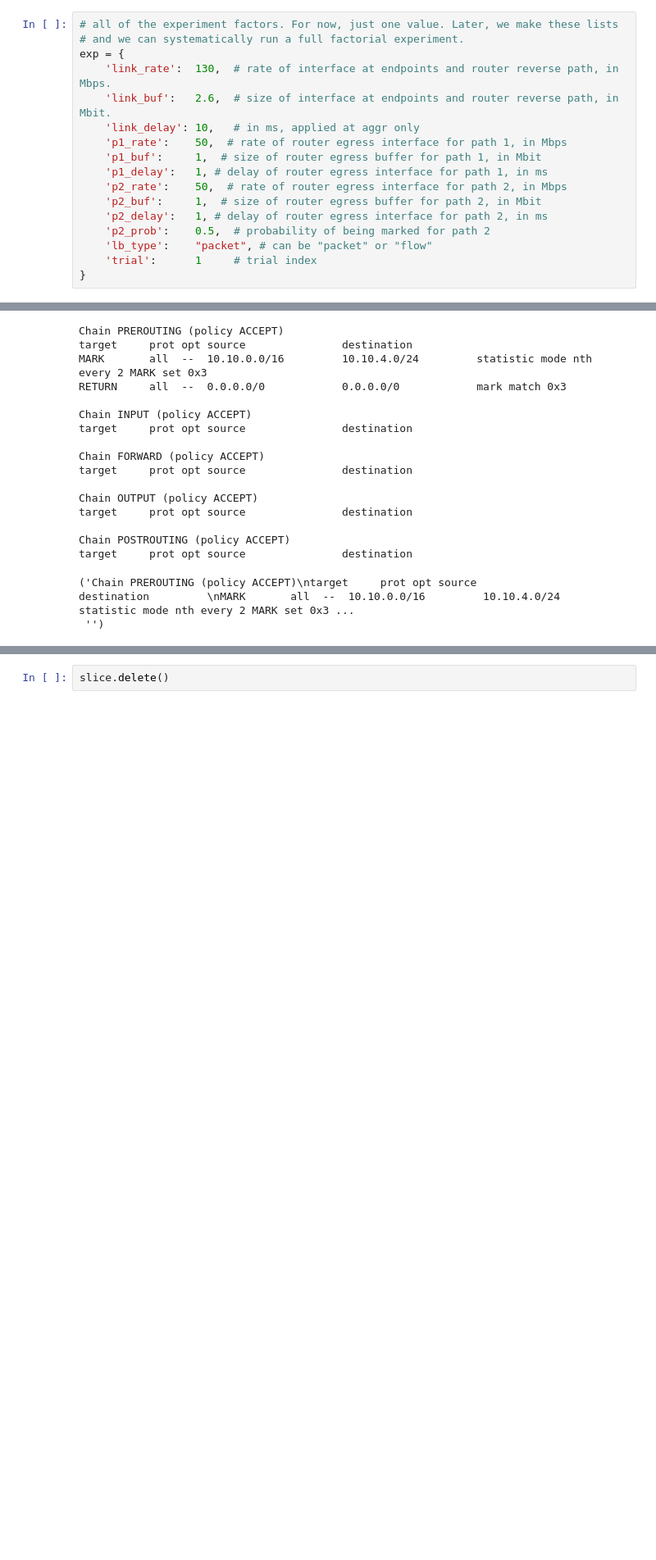
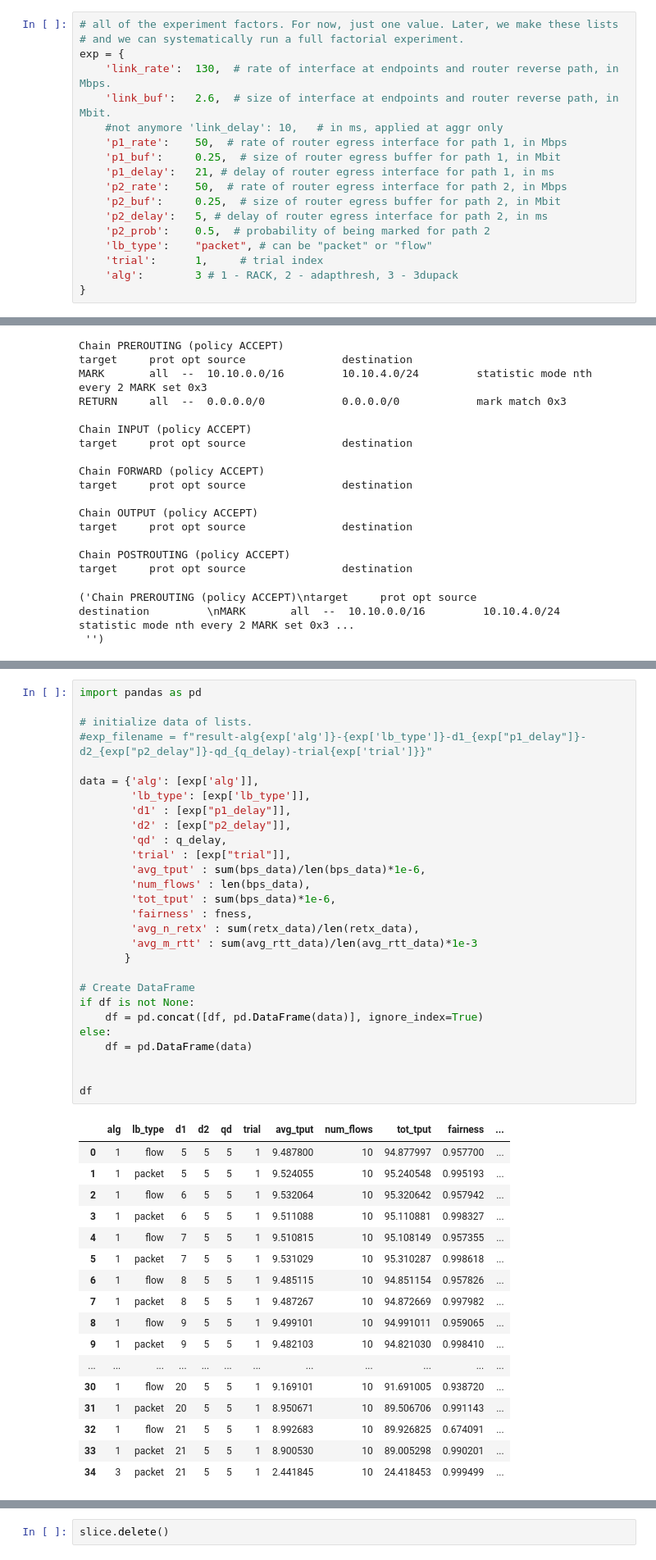
Before and after one commit to ufukusubutun/multipath-reordering, a Jupyter notebook: fabric_exp.ipynb, the cells around one changed output, grey strips where cells are left out. Shown: that part at 82% size. Saved outputs shown, nothing was run; the diff lists cells and outputs as text; blank space fills up the shorter version.

```diff
--- a/fabric_exp.ipynb
+++ b/fabric_exp.ipynb
@@ -394,14 +393,15 @@ You can repeat this process (open several terminals) to start a session on each
 exp = {
     'link_rate':  130,  # rate of interface at endpoints and router reverse path, in Mbps.
     'link_buf':   2.6,  # size of interface at endpoints and router reverse path, in Mbit.
-    'link_delay': 10,   # in ms, applied at aggr only
+    #not anymore 'link_delay': 10,   # in ms, applied at aggr only
     'p1_rate':    50,  # rate of router egress interface for path 1, in Mbps
-    'p1_buf':     1,  # size of router egress buffer for path 1, in Mbit
-    'p1_delay':   1, # delay of router egress interface for path 1, in ms
+    'p1_buf':     0.25,  # size of router egress buffer for path 1, in Mbit
+    'p1_delay':   21, # delay of router egress interface for path 1, in ms
     'p2_rate':    50,  # rate of router egress interface for path 2, in Mbps
-    'p2_buf':     1,  # size of router egress buffer for path 2, in Mbit
-    'p2_delay':   1, # delay of router egress interface for path 2, in ms
+    'p2_buf':     0.25,  # size of router egress buffer for path 2, in Mbit
+    'p2_delay':   5, # delay of router egress interface for path 2, in ms
     'p2_prob':    0.5,  # probability of being marked for path 2
     'lb_type':    "packet", # can be "packet" or "flow"
-    'trial':      1     # trial index
+    'trial':      1,     # trial index
+    'alg':        3 # 1 - RACK, 2 - adapthresh, 3 - 3dupack
 }
@@ -653,0 +772,46 @@ target     prot opt source               destination
+# %%
+import pandas as pd
+
+# initialize data of lists.
+#exp_filename = f"result-alg{exp['alg']}-{exp['lb_type']}-d1_{exp["p1_delay"]}-d2_{exp["p2_delay"]}-qd_{q_delay)-trial{exp['trial']}}"
+
+data = {'alg': [exp['alg']],
+        'lb_type': [exp['lb_type']],
+        'd1' : [exp["p1_delay"]],
+        'd2' : [exp["p2_delay"]],
+        'qd' : q_delay,
+        'trial' : [exp["trial"]],
+        'avg_tput' : sum(bps_data)/len(bps_data)*1e-6,
+        'num_flows' : len(bps_data),
+        'tot_tput' : sum(bps_data)*1e-6,
+        'fairness' : fness,
+        'avg_n_retx' : sum(retx_data)/len(retx_data),
+        'avg_m_rtt' : sum(avg_rtt_data)/len(avg_rtt_data)*1e-3
+       }
+
+# Create DataFrame
+if df is not None:
+    df = pd.concat([df, pd.DataFrame(data)], ignore_index=True)
+else:
+    df = pd.DataFrame(data)
+
+
+df
+# %% [output]
+|  | alg | lb_type | d1 | d2 | qd | trial | avg_tput | num_flows | tot_tput | fairness | ... |
+| 0 | 1 | flow | 5 | 5 | 5 | 1 | 9.487800 | 10 | 94.877997 | 0.957700 | ... |
+| 1 | 1 | packet | 5 | 5 | 5 | 1 | 9.524055 | 10 | 95.240548 | 0.995193 | ... |
+| 2 | 1 | flow | 6 | 5 | 5 | 1 | 9.532064 | 10 | 95.320642 | 0.957942 | ... |
+| 3 | 1 | packet | 6 | 5 | 5 | 1 | 9.511088 | 10 | 95.110881 | 0.998327 | ... |
+| 4 | 1 | flow | 7 | 5 | 5 | 1 | 9.510815 | 10 | 95.108149 | 0.957355 | ... |
+| 5 | 1 | packet | 7 | 5 | 5 | 1 | 9.531029 | 10 | 95.310287 | 0.998618 | ... |
+| 6 | 1 | flow | 8 | 5 | 5 | 1 | 9.485115 | 10 | 94.851154 | 0.957826 | ... |
+| 7 | 1 | packet | 8 | 5 | 5 | 1 | 9.487267 | 10 | 94.872669 | 0.997982 | ... |
+| 8 | 1 | flow | 9 | 5 | 5 | 1 | 9.499101 | 10 | 94.991011 | 0.959065 | ... |
+| 9 | 1 | packet | 9 | 5 | 5 | 1 | 9.482103 | 10 | 94.821030 | 0.998410 | ... |
+| ... | ... | ... | ... | ... | ... | ... | ... | ... | ... | ... | ... |
+| 30 | 1 | flow | 20 | 5 | 5 | 1 | 9.169101 | 10 | 91.691005 | 0.938720 | ... |
+| 31 | 1 | packet | 20 | 5 | 5 | 1 | 8.950671 | 10 | 89.506706 | 0.991143 | ... |
+| 32 | 1 | flow | 21 | 5 | 5 | 1 | 8.992683 | 10 | 89.926825 | 0.674091 | ... |
+| 33 | 1 | packet | 21 | 5 | 5 | 1 | 8.900530 | 10 | 89.005298 | 0.990201 | ... |
+| 34 | 3 | packet | 21 | 5 | 5 | 1 | 2.441845 | 10 | 24.418453 | 0.999499 | ... |
```
Also changed, not shown: parts of 18 cells of this notebook.
